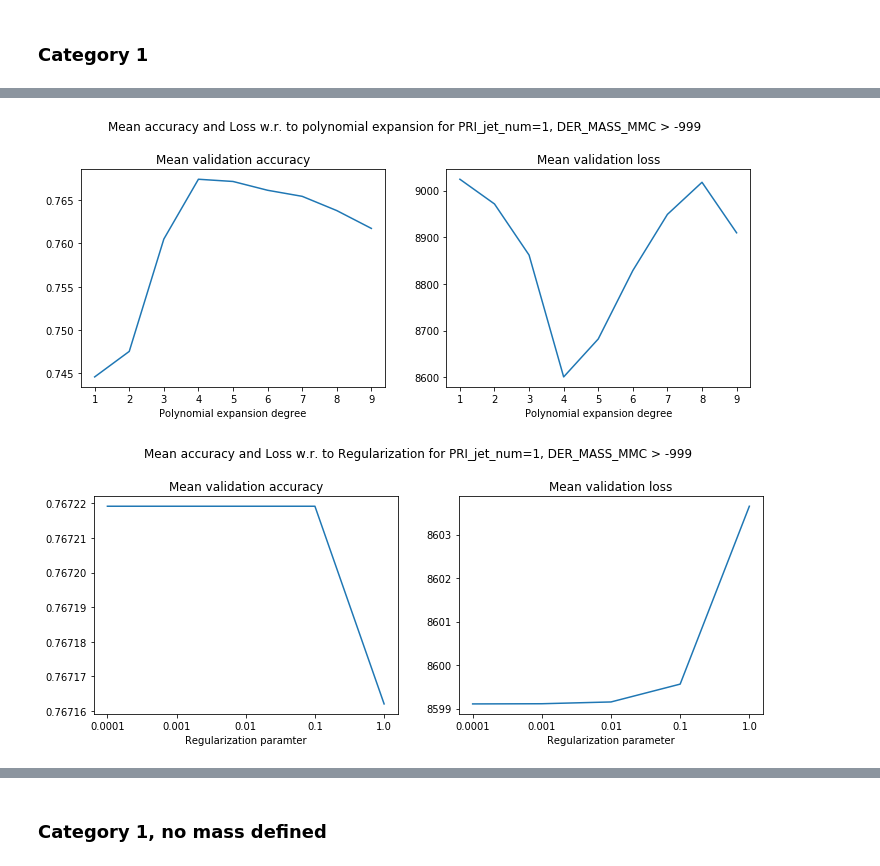
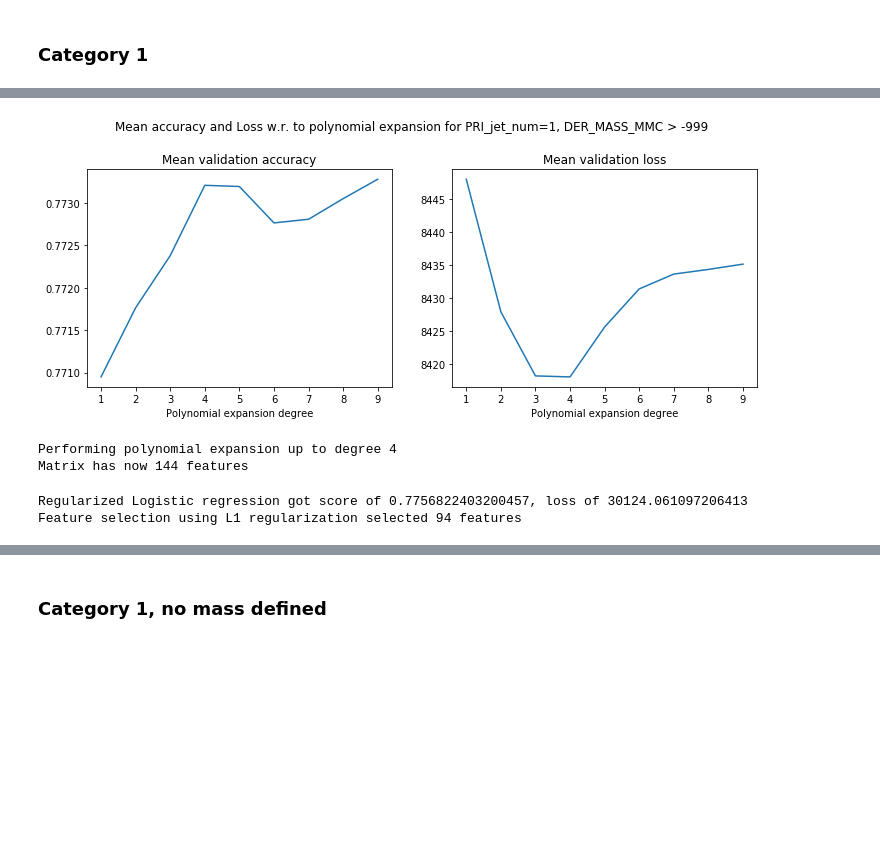
Before and after one commit to ehoelzl/ML_course, a Jupyter notebook: projects/project1/scripts/project1.ipynb, the cells around one changed output, grey strips where cells are left out. Cells and saved outputs as stored; diff of their text form; code cells hidden in the pictures; blank space fills up the shorter version.

```diff
--- a/projects/project1/scripts/project1.ipynb
+++ b/projects/project1/scripts/project1.ipynb
@@ -51,6 +74,6 @@ from data_processing import split_dataset
 
 jet_column = 22
 mass_col = 0
-tX_0, y_0, tX_0_nm, y_0_nm, tX_1, y_1, tX_1_nm, y_1_nm, tX_2, y_2, tX_2_nm, y_2_nm, tX_3, y_3, tX_3_nm, y_3_nm = split_dataset(tX, y, jet_col=jet_column, mass_col=0) # Split into each category
+tX_0, y_0, tX_0_nm, y_0_nm, tX_1, y_1, tX_1_nm, y_1_nm, tX_2, y_2, tX_2_nm, y_2_nm = split_dataset(tX, y, jet_col=jet_column, mass_col=0) # Split into each category
 # %% [markdown]
 Now that we have split the dataset, we need to select the columns that are meaningful for each category, and add some features using polynomial expansion, exponential, logarithm and so on. For that, we have created a function `enhance_features`. This function adds all the expansions and performs PCA to project the feature matrix on a new basis
@@ -93,2 +112,6 @@ def cross_validate_reg(x, y, headers, gamma, degrees, title):
+# %%
+from pca import perform_pca
+from feature_expansion import expand_features
+pca_threshold = 0.99
 # %% [markdown]
 ### Category 0
@@ -159,2 +196,4 @@ Regularized Logistic regression got score of 0.9498660543436663, loss of 4085.52
 # %% [markdown]
 ### Category 1
+# %%
+tX_1, matrix_1 = perform_pca(tX_1, headers, pca_threshold, True, None, print_=True)
@@ -161,4 +212,4 @@ Regularized Logistic regression got score of 0.9498660543436663, loss of 4085.52
 # %%
-cross_validate_degrees(tX_1, y_1, headers, 1e-5, 0, np.arange(1, 10), 4, "Mean accuracy and Loss w.r. to polynomial expansion for PRI_jet_num=1, DER_MASS_MMC > -999")
+cross_validate_degrees(tX_1, y_1, 1e-5, 0, np.arange(1, 10), 4, "Mean accuracy and Loss w.r. to polynomial expansion for PRI_jet_num=1, DER_MASS_MMC > -999")
 # %% [output]
-[figure, old version]
+[figure, new version]
@@ -167,5 +216,15 @@ degree_1 = 4
+# %%
+degree_1 = 4
+train_ratio = 0.9
+tX_1_exp = expand_features(tX_1, degree_1, print_=True)
+# %% [output]
+Performing polynomial expansion up to degree 4
+Matrix has now 144 features
+# %%
+selected_cols_1 = select_features(tX_1_exp, y_1, train_ratio, 1000, 1e-5, 1)
+# %% [output]
+Regularized Logistic regression got score of 0.7756822403200457, loss of 30124.061097206413
+Feature selection using L1 regularization selected 94 features
 # %%
-cross_validate_reg(tX_1, y_1, headers, 1e-5, degree_1, "Mean accuracy and Loss w.r. to Regularization for PRI_jet_num=1, DER_MASS_MMC > -999")
+#cross_validate_reg(tX_1, y_1, headers, 1e-5, degree_1, "Mean accuracy and Loss w.r. to Regularization for PRI_jet_num=1, DER_MASS_MMC > -999")
-# %% [output]
-[figure, removed]
 # %%
```
Also changed, not shown: parts of 68 cells of this notebook, 6 other files.
